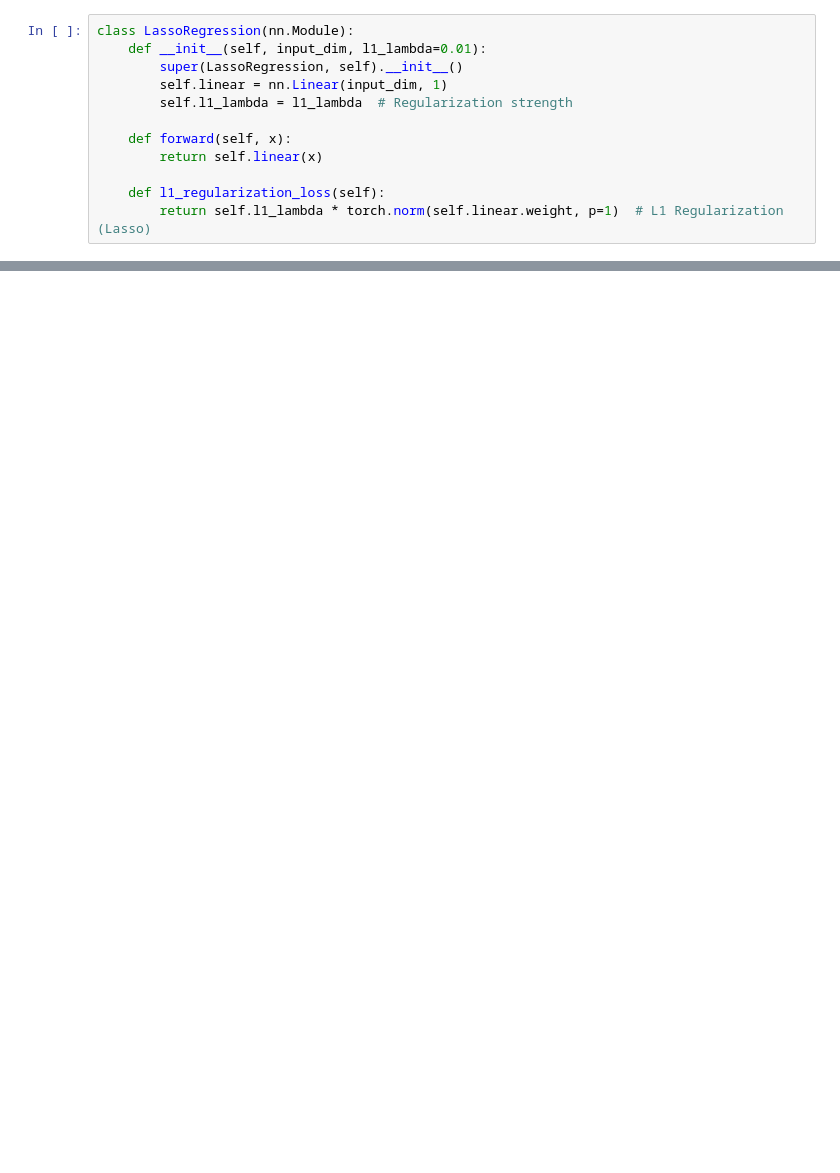
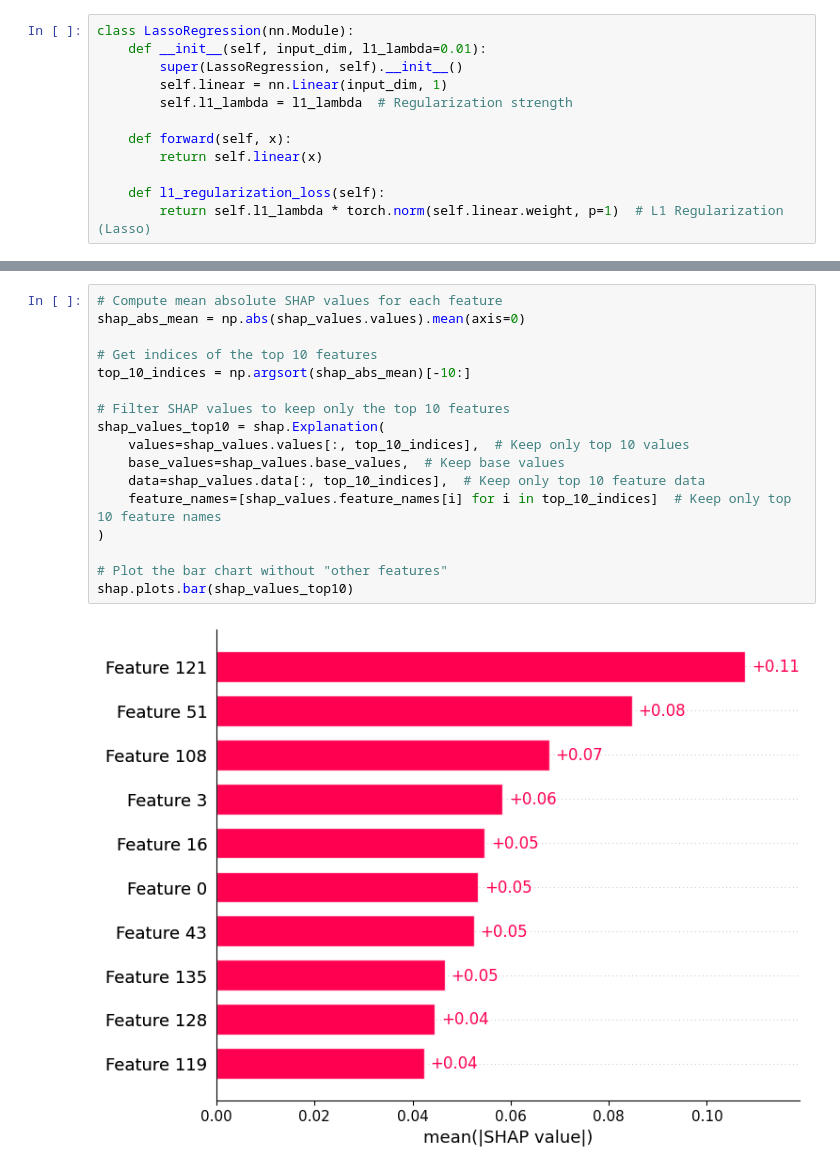
Before and after one commit to cpj97/MDS_thesis, a Jupyter notebook: Code/regularization.ipynb, the cells around one changed output, grey strips where cells are left out. Saved outputs shown, nothing was run; the diff lists cells and outputs as text; blank space fills up the shorter version.

```diff
--- a/Code/regularization.ipynb
+++ b/Code/regularization.ipynb
@@ -123,0 +774,19 @@ for epoch in range(num_epochs):
+# %%
+# Compute mean absolute SHAP values for each feature
+shap_abs_mean = np.abs(shap_values.values).mean(axis=0)
+
+# Get indices of the top 10 features
+top_10_indices = np.argsort(shap_abs_mean)[-10:]
+
+# Filter SHAP values to keep only the top 10 features
+shap_values_top10 = shap.Explanation(
+    values=shap_values.values[:, top_10_indices],  # Keep only top 10 values
+    base_values=shap_values.base_values,  # Keep base values
+    data=shap_values.data[:, top_10_indices],  # Keep only top 10 feature data
+    feature_names=[shap_values.feature_names[i] for i in top_10_indices]  # Keep only top 10 feature names
+)
+
+# Plot the bar chart without "other features"
+shap.plots.bar(shap_values_top10)
+# %% [output]
+[figure, added]
```
Also changed, not shown: parts of 29 cells of this notebook.
